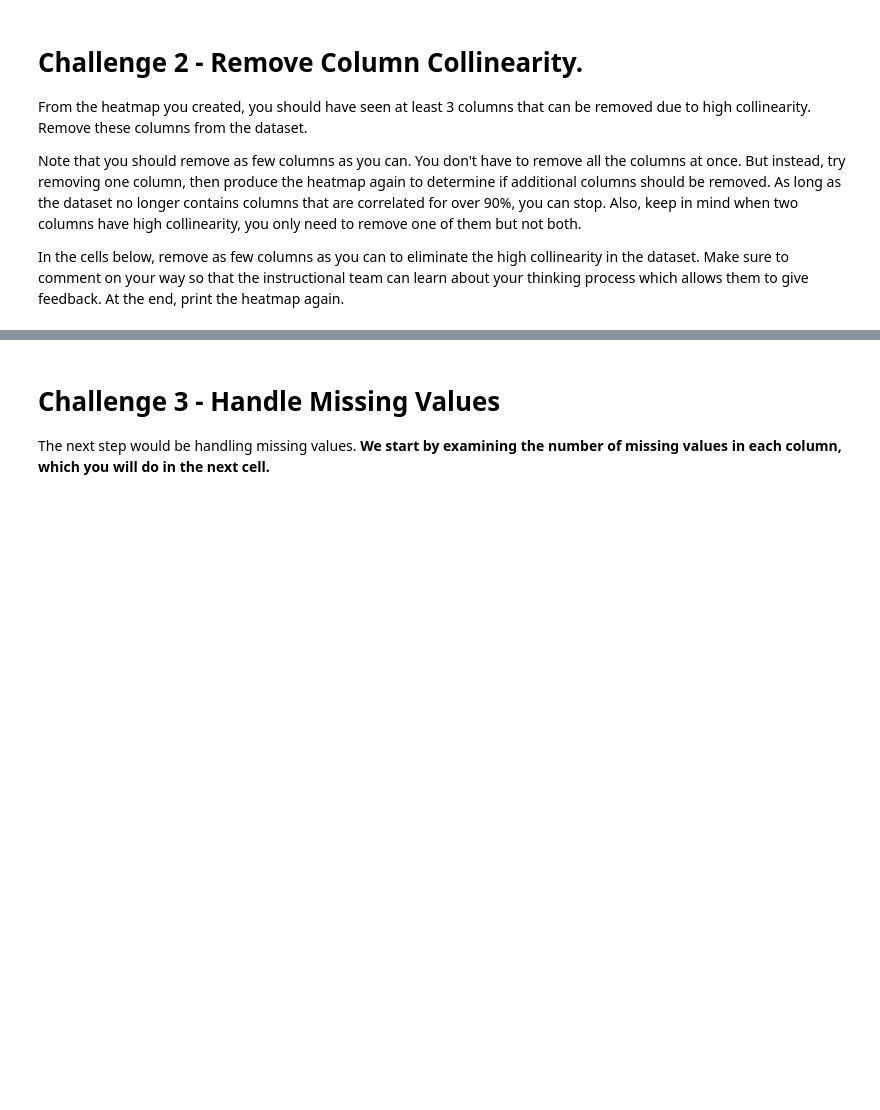
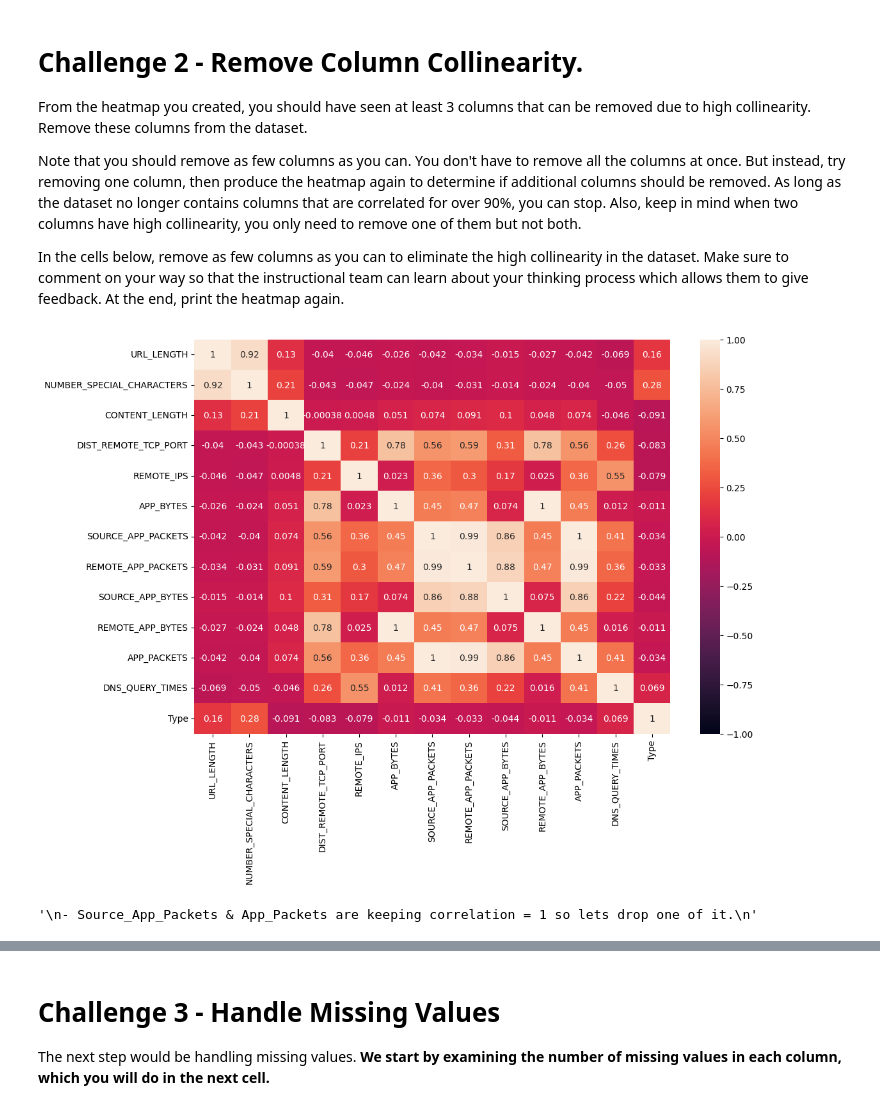
Before and after one commit to javiergispert/dataptmad0522_labs, a Jupyter notebook: module-3/supervised-learning/your-code/main.ipynb, the cells around one changed output, grey strips where cells are left out. Drawn from its saved outputs; the diff is of its cells as text; code cells hidden in the pictures; blank space fills up the shorter version.

```diff
--- a/module-3/supervised-learning/your-code/main.ipynb
+++ b/module-3/supervised-learning/your-code/main.ipynb
@@ -223,0 +203,14 @@ In the cells below, remove as few columns as you can to eliminate the high colli
+# %%
+# Your code here
+websites_uncorr = websites.drop(['TCP_CONVERSATION_EXCHANGE'], axis=1)
+fig, ax = plt.subplots(figsize=(12,8))
+ax = sns.heatmap(websites_uncorr.corr(), annot=True, vmin=-1, vmax=1)
+# %% [output]
+[figure, added]
+# %%
+# Your comment here
+'''
+- Source_App_Packets & App_Packets are keeping correlation = 1 so lets drop one of it.
+'''
+# %% [output]
+'\n- Source_App_Packets & App_Packets are keeping correlation = 1 so lets drop one of it.\n'
```
Also changed, not shown: parts of 80 cells of this notebook.
